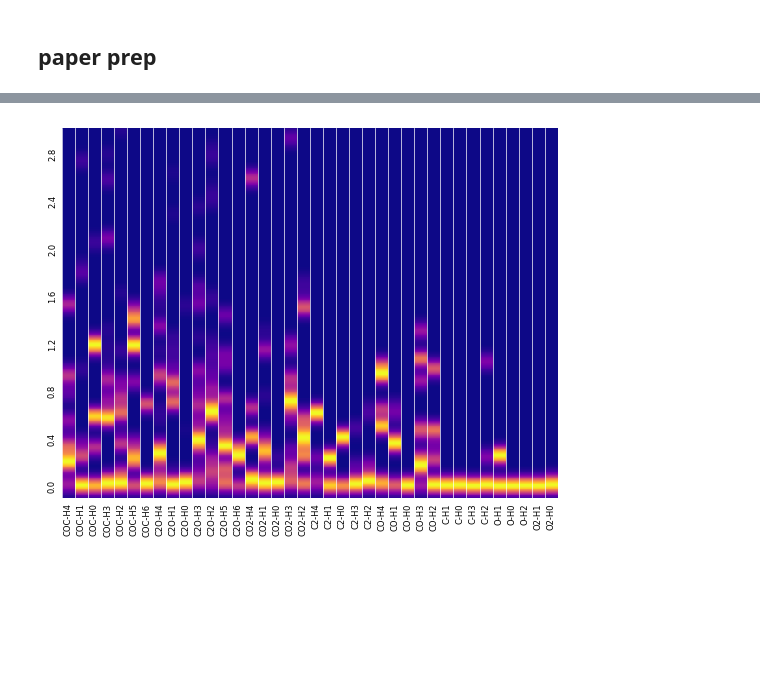
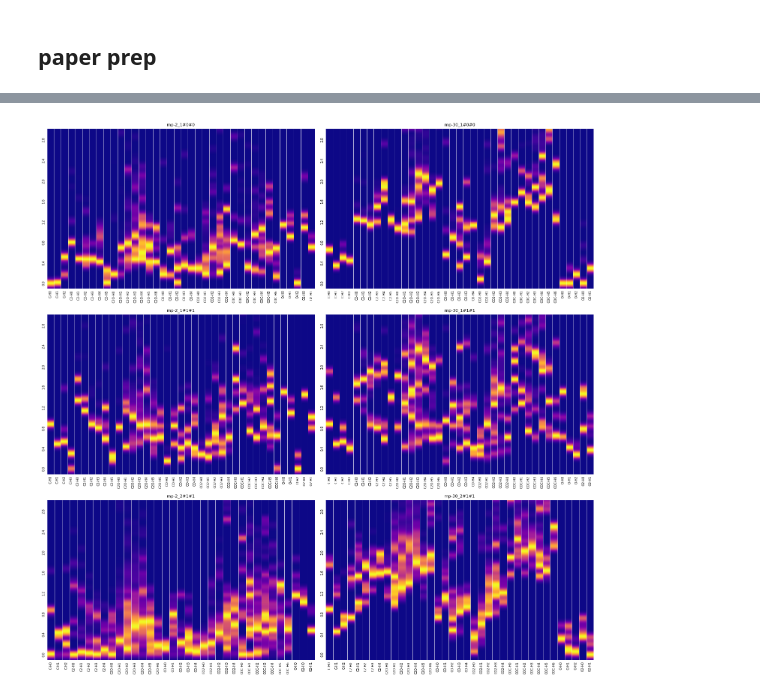
Before and after one commit to basf/autoadsorbate, a Jupyter notebook: scripts/aads_2025.ipynb, the cells around one changed output, grey strips where cells are left out. Cells and saved outputs as stored; diff of their text form; code cells hidden in the pictures; blank space fills up the shorter version.

```diff
--- a/scripts/aads_2025.ipynb
+++ b/scripts/aads_2025.ipynb
@@ -136,0 +131,5 @@ pid =[[n for n in all_files[0].split('/') if '#' in n][0] for file in all_files]
+# %%
+relaxed_traj = read('./collect_junwu/relaxed_traj.xyz', index=':')
+rdf = pd.read_csv('./collect_junwu/data_rdf.csv')
+pid = [f"{ast.literal_eval(d)['mpid']}_{ast.literal_eval(d)['mi']}_{ast.literal_eval(d)['iterm']}" for d in rdf.slab_info.values]
+rdf['pid'] = pid
@@ -138,12 +141,14 @@ pid =[[n for n in all_files[0].split('/') if '#' in n][0] for file in all_files]
 from mace.calculators import mace_mp
 
 parent_en = {}
-for mpid in rdf.pid.unique():
-    atoms = relaxed_traj[0].copy()
-    ref_atoms = atoms[[atom.index for atom in relaxed_traj[0] if atoms.arrays['fragments'][atom.index] == 0]]
+for pid in rdf.pid.unique():
+    traj_index = rdf[rdf.pid.isin([pid])].traj_index.iloc[0]
+    atoms = relaxed_traj[traj_index].copy()
+    ref_atoms = atoms[[atom.index for atom in atoms if atoms.arrays['fragments'][atom.index] == 0]]
     calc = mace_mp(model='./models/mace-mp-0b3-medium.model', dispersion=True, device='cpu')
     ref_atoms.set_calculator(calc)
     parent_en[pid] = ref_atoms.get_potential_energy()
+    ref_atoms.info={'pid': pid}
 
 ref_dict={
     'C' : 0,
@@ -195,14 +216,34 @@ See the caveats in the documentation: https://pandas.pydata.org/pandas-docs/stab
+# %%
+_xdf['mi'] = [v.split('_')[1] for v in _xdf.pid.values]
 # %%
-ax, heat_map = plot_energy_heatmap(_xdf,
-                    column = 'energy_calibrated',
-                    std = 0.05,
-                    e_min=-0.1,
-                    e_max=3,
-                    resolution='auto',
-                    normalize=True,
-                    normalize_mode='max',
-                    return_heatmap=True,
-                    cmap='plasma',
-                    T=True)
+mis = _xdf.mi.unique()
+mpids = _xdf.mpid.unique()
+
+fig, axs = plt.subplots(len(mis), len(mpids), figsize=[15,15])
+
+num_dict = {}
+
+for i, mpid in enumerate(mpids):
+    for j, mi in enumerate(mis):
+
+        pdf = _xdf[_xdf.mi.isin([mi]) & _xdf.mpid.isin([mpid])]
+        pdf = pdf.sort_values(by=['calibrate_keys'])
+
+        heat_map = plot_energy_heatmap(pdf,
+                            column = 'energy_calibrated',
+                            std = 0.05,
+                            e_min=-0.1,
+                            e_max=3,
+                            resolution='auto',
+                            normalize=True,
+                            normalize_mode='max',
+                            return_heatmap=True,
+                            cmap='plasma',
+                            T=True,
+                            ax=axs[j,i])
+        axs[j,i].set_title(f'{mpid}_{mi}', fontdict = {'fontsize': 8})
+        num_dict[f"{mpid}_{mi}_0"] = heat_map
+
+fig.set_layout_engine(layout='tight')
 # %% [output]
-[figure, old version]
+[figure, new version]
```
Also changed, not shown: parts of 32 cells of this notebook.
